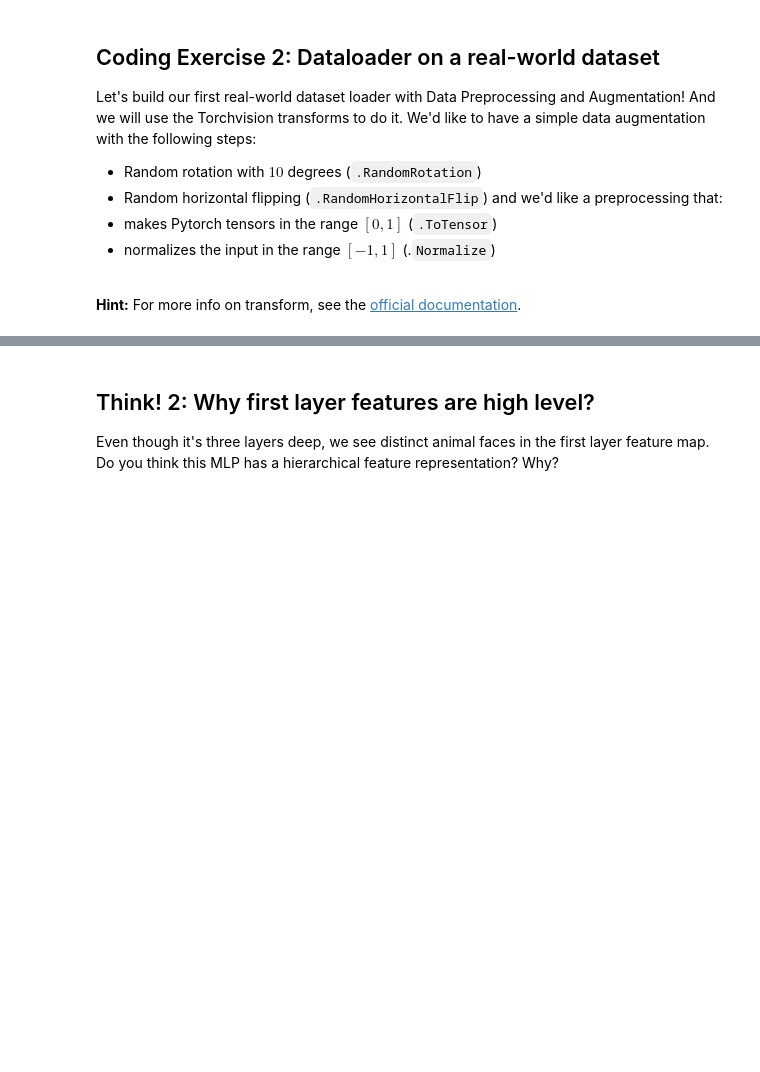
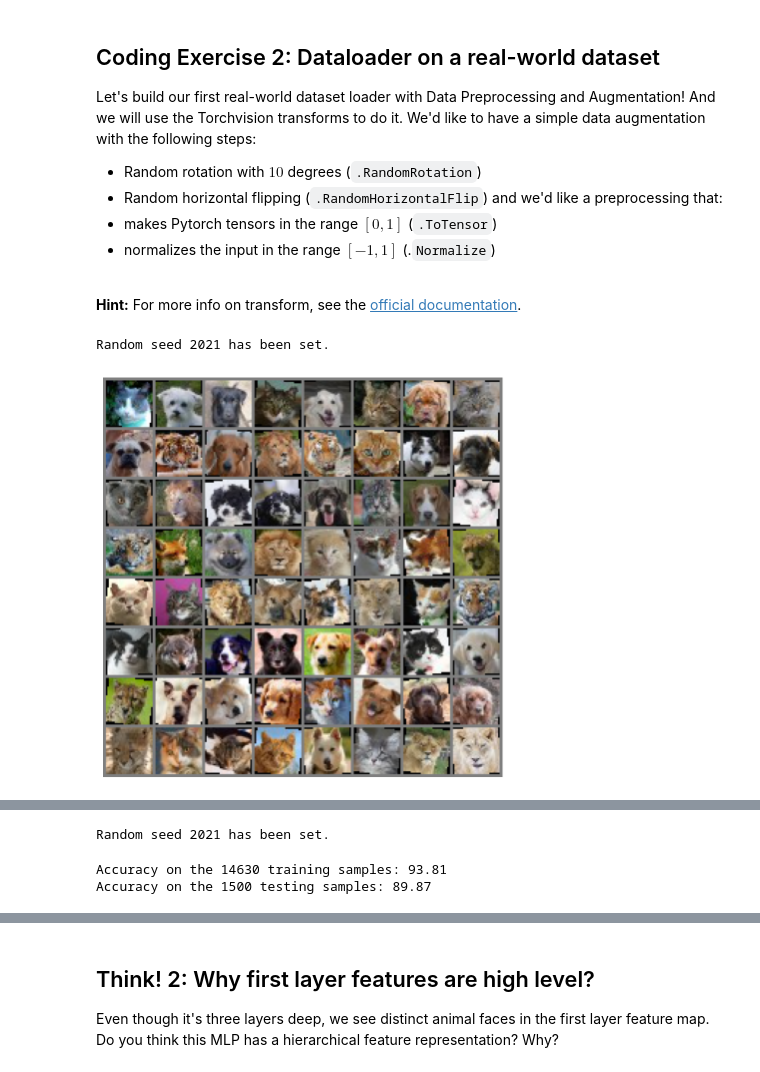
Before and after one commit to israelgonzalezb/neuromatch-dl, a Jupyter notebook: tutorials/W1D3_MultiLayerPerceptrons/student/W1D3_Tutorial2.ipynb, the cells around one changed output, grey strips where cells are left out. Saved outputs shown, nothing was run; the diff lists cells and outputs as text; code cells hidden in the pictures; blank space fills up the shorter version.

```diff
--- a/tutorials/W1D3_MultiLayerPerceptrons/student/W1D3_Tutorial2.ipynb
+++ b/tutorials/W1D3_MultiLayerPerceptrons/student/W1D3_Tutorial2.ipynb
@@ -861,17 +879,17 @@ def get_data_loaders(batch_size, seed):
   ####################################################################
   # Fill in all missing code below (...),
   # then remove or comment the line below to test your function
-  raise NotImplementedError("Define the get data loaders function")
+  # raise NotImplementedError("Define the get data loaders function")
   ###################################################################
 
   # Define the transform done only during training
-  augmentation_transforms = ...
+  augmentation_transforms = [transforms.RandomRotation(10), transforms.RandomHorizontalFlip()]
 
   # Define the transform done in training and testing (after augmentation)
   mean = (0.5, 0.5, 0.5) # defined sequence of means per channel
   std = (0.5, 0.5, 0.5) # defined sequence of std deviations per channel
   # Note that the transform should normalize each channel: output[channel] = (input[channel] - mean[channel]) / std[channel]
-  preprocessing_transforms = ...
+  preprocessing_transforms = [transforms.ToTensor(),transforms.Normalize(mean, std)]
 
   # Compose them together
   train_transform = transforms.Compose(augmentation_transforms + preprocessing_transforms)
@@ -884,39 +902,42 @@ def get_data_loaders(batch_size, seed):
   img_train_dataset = ImageFolder(data_path/'train', transform=train_transform)
   img_test_dataset = ImageFolder(data_path/'val', transform=test_transform)
 
   g_seed = torch.Generator()
   g_seed.manual_seed(seed)
   # Define the dataloader objects (they can load batch by batch)
   img_train_loader = DataLoader(img_train_dataset,
                                 batch_size=batch_size,
                                 shuffle=True,
                                 worker_init_fn=seed_worker,
                                 generator=g_seed)
   # num_workers can be set to higher if running on Colab Pro TPUs to speed up,
   # with more than one worker, it will do multithreading to queue batches
   img_test_loader = DataLoader(img_test_dataset,
                                batch_size=batch_size,
                                shuffle=False,
                                num_workers=1,
                                worker_init_fn=seed_worker,
                                generator=g_seed)
 
   return img_train_loader, img_test_loader
 
 
 # Add event to airtable
 atform.add_event('Coding Exercise 2: Dataloader on a real-world dataset')
 
 
 batch_size = 64
 set_seed(seed=SEED)
 ## Uncomment below to test your function
-# img_train_loader, img_test_loader = get_data_loaders(batch_size, SEED)
-## get some random training images
-# dataiter = iter(img_train_loader)
-# images, labels = dataiter.next()
-## show images
-# imshow(make_grid(images, nrow=8))
+img_train_loader, img_test_loader = get_data_loaders(batch_size, SEED)
+# get some random training images
+dataiter = iter(img_train_loader)
+images, labels = dataiter.next()
+# show images
+imshow(make_grid(images, nrow=8))
+# %% [output]
+Random seed 2021 has been set.
+[figure, added]
 # %% [markdown]
 [*Click for solution*](https://github.com/NeuromatchAcademy/course-content-dl/tree/main//tutorials/W1D3_MultiLayerPerceptrons/solutions/W1D3_Tutorial2_Solution_8b0a7689.py)
 
@@ -932,6 +953,10 @@ optimizer = optim.Adam(net.parameters(), lr=3e-4)
 _, _ = train_test_classification(net, criterion, optimizer,
                                 img_train_loader, img_test_loader,
                                 num_epochs=30, device=DEVICE)
+# %% [output]
+Random seed 2021 has been set.
+Accuracy on the 14630 training samples: 93.81
+Accuracy on the 1500 testing samples: 89.87
 # %%
 # Visualize the feature map
 fc1_weights = net.mlp[0].weight.view(64, 3, 32, 32).detach().cpu()
```
Also changed, not shown: parts of 10 cells of this notebook.
